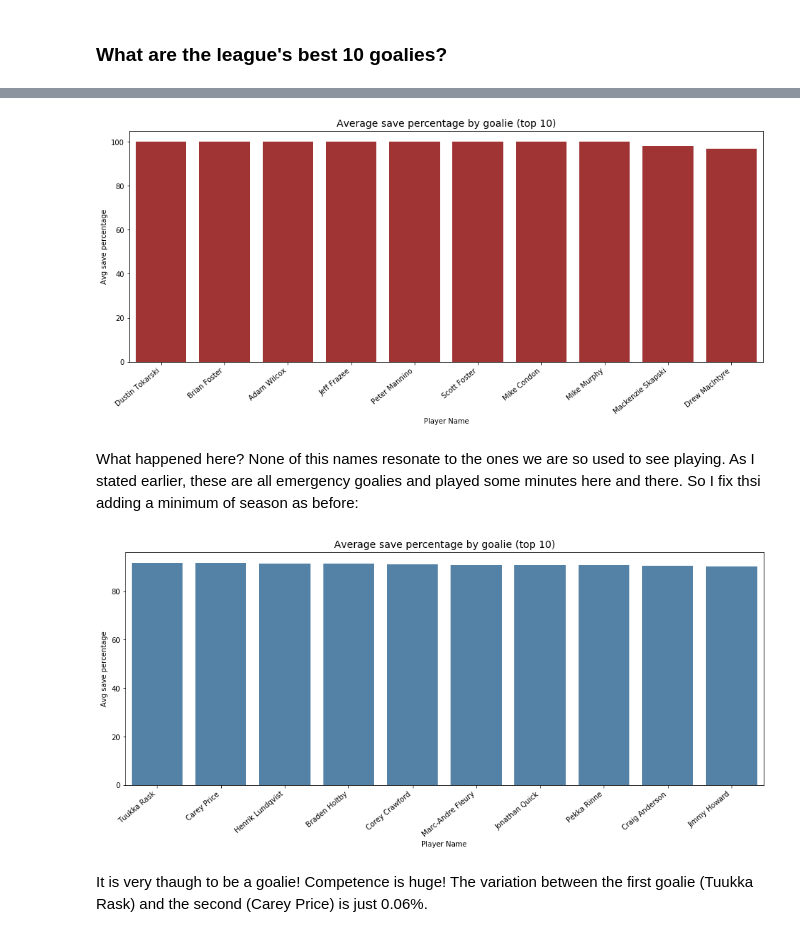
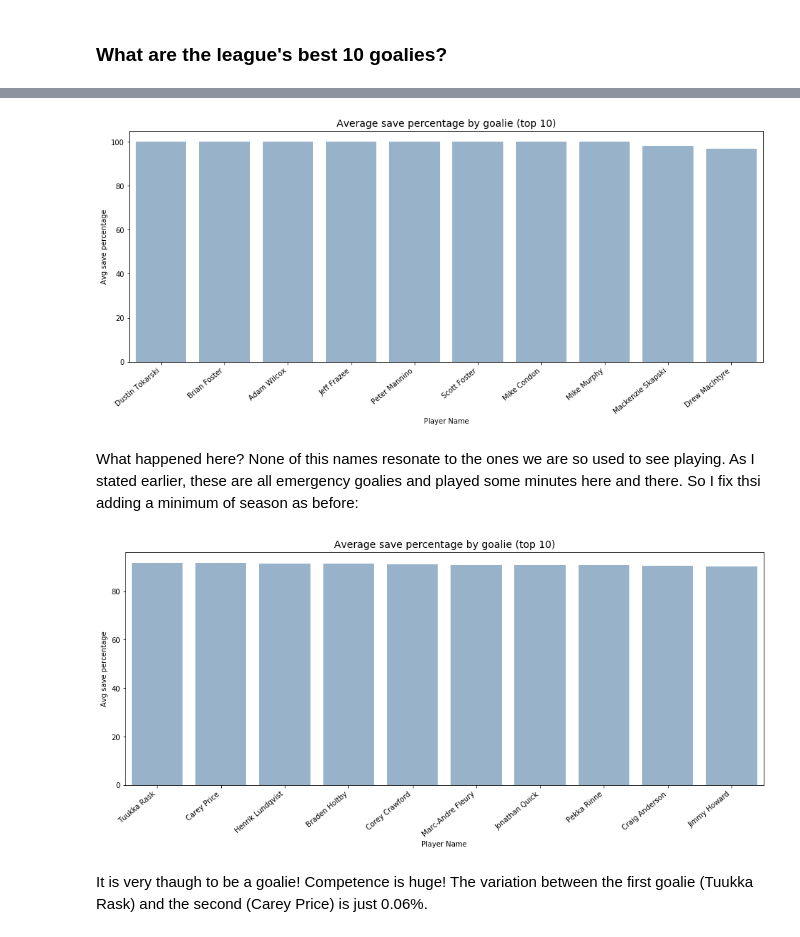
Before and after one commit to pwolter/HockeyStats, a Jupyter notebook: Hockey_fun.ipynb, the cells around one changed output, grey strips where cells are left out. Cells and saved outputs as stored; diff of their text form; code cells hidden in the pictures.

```diff
--- a/Hockey_fun.ipynb
+++ b/Hockey_fun.ipynb
@@ -689,13 +704,14 @@ top_skaters.sort_values('penalty_minutes_per_game', ascending=False).head(10)[['
 # I drop all columns that I don't need in my analysis for now
 top_goalies = goalie[['game_id','teamName','fullName','timeOnIce','savePercentage', 'shortHandedSaves']]\
     .groupby(['teamName','fullName'], as_index=False)\
-    .agg({'game_id':'count', 'savePercentage':'mean', 'timeOnIce':'mean', 'shortHandedSaves':'mean'})\
+    .agg({'game_id':'count', 'savePercentage':'mean', 'timeOnIce':'mean', 'shortHandedSaves':'mean'})
-# %%
-# Rename columns
-top_goalies.columns = ['team_name','player_name','games_played','avg_save_percentage','avg_time_on_ice', 'avg_short_handed_saves']
+# %%
+# Rename columns
+top_goalies.columns = ['Team Name','Player Name','Total Games','Avg Save Percentage',
+                       'Avg Time On Ice', 'Avg Short Handed Saves']
 # %%
 # Let's convert the time on ice from seconds to minutes
-top_goalies['avg_time_on_ice'] = top_goalies['avg_time_on_ice'] / 60
+top_goalies['Avg Time On Ice'] = top_goalies['Avg Time On Ice'] / 60
 # %%
 top_goalies.head()
 # %% [output]
@@ -706,15 +722,13 @@ top_goalies.head()
 | 3 | Avalanche | Craig Anderson | 33 | 88.65 | 54.86 | 0.61 |
 | 4 | Avalanche | Jean-Sebastien Giguere | 72 | 91.32 | 54.71 | 0.50 |
 # %%
-x = top_goalies.sort_values('avg_save_percentage', ascending=False).head(10)['player_name']
-y = top_goalies.sort_values('avg_save_percentage', ascending=False).head(10)['avg_save_percentage']
-display_bar_plot(x, y, color='firebrick')
+display_bar_plot(top_goalies, 'Avg Save Percentage', 'Player Name', 'Avg Save Percentage')
 plt.xlabel('Player Name')
 plt.ylabel('Avg save percentage')
 plt.title('Average save percentage by goalie (top 10)', fontsize=14)
 plt.show()
 # %% [output]
-[figure, old version]
+[figure, new version]
 # %% [markdown]
 What happened here? None of this names resonate to the ones we are so used to see playing. As I stated earlier, these are all emergency goalies and played some minutes here and there. So I fix thsi adding a minimum of season as before:
 # %%
@@ -722,12 +736,10 @@ top_goalies = top_goalies[top_goalies['games_played'] > min_games]
 # %%
-x = top_goalies.sort_values('avg_save_percentage', ascending=False).head(10)['player_name']
-y = top_goalies.sort_values('avg_save_percentage', ascending=False).head(10)['avg_save_percentage']
-display_bar_plot(x, y, color='steelblue')
+display_bar_plot(top_goalies, 'Avg Save Percentage', 'Player Name','Avg Save Percentage')
 plt.xlabel('Player Name')
 plt.ylabel('Avg save percentage')
 plt.title('Average save percentage by goalie (top 10)', fontsize=14)
 plt.show()
 # %% [output]
-[figure, old version]
+[figure, new version]
 # %% [markdown]
 It is very thaugh to be a goalie! Competence is huge! The variation between the first goalie (Tuukka Rask) and the second (Carey Price) is just 0.06%.
```
Also changed, not shown: parts of 64 cells of this notebook.
